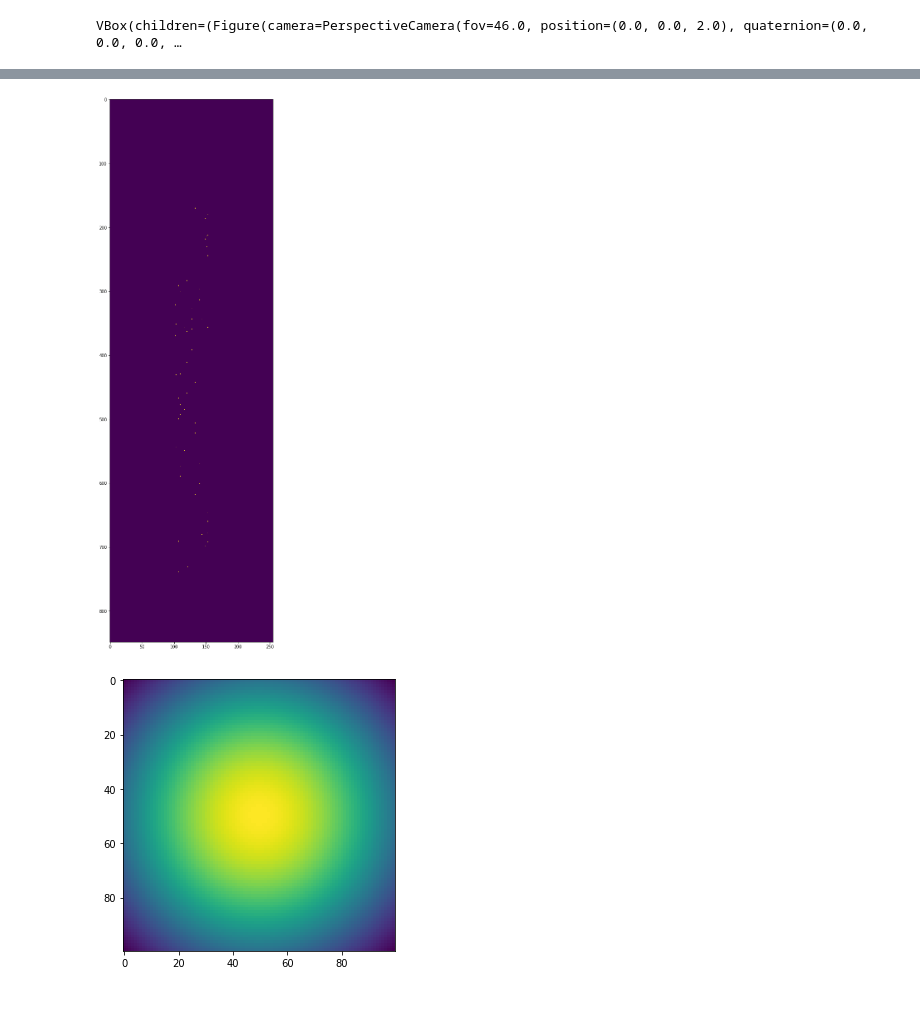
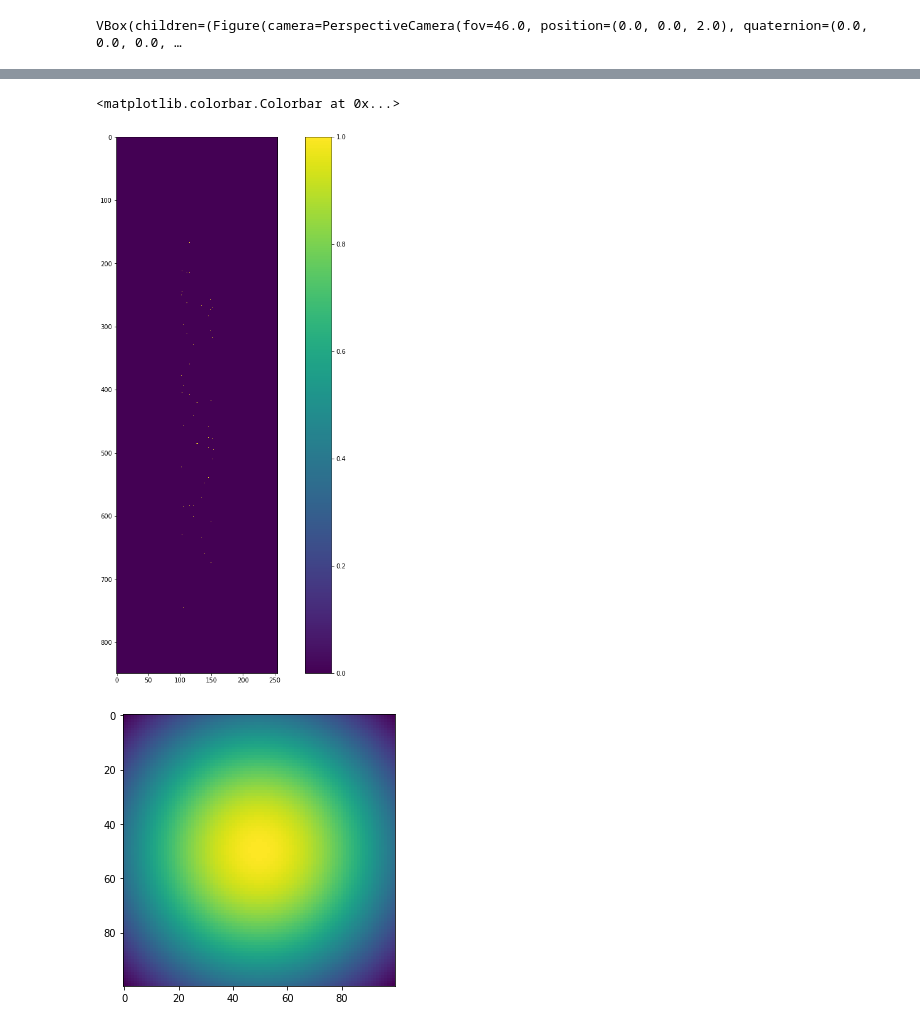
Before and after one commit to brouhardlab/anamic, a Jupyter notebook: notebooks/Project.ipynb, the cells around one changed output, grey strips where cells are left out. Saved outputs shown, nothing was run; the diff lists cells and outputs as text; code cells hidden in the pictures.

```diff
--- a/notebooks/Project.ipynb
+++ b/notebooks/Project.ipynb
@@ -70,12 +82,14 @@ selected_dimers = positions[(positions['visible'] == True) & (positions['labeled
 im, _, _ = np.histogram2d(selected_dimers['x'], selected_dimers['z'], bins=[x_bins, y_bins])
 im = im.T[::-1]
 # %%
-fig, ax = plt.subplots(figsize=(16, 24))
-ax.imshow(im, interpolation='none')
+fig, ax = plt.subplots(figsize=(16, 16))
+
+mappable = ax.imshow(im, interpolation='none')
 ax.set_aspect('equal')
-#ax.set_ylim(600, 620)
+fig.colorbar(mappable, ax=ax, orientation='vertical')
 # %% [output]
+<matplotlib.colorbar.Colorbar at 0x...>
-[figure, old version]
+[figure, new version]
 # %%
 def generate_psf(kernel_size_pixel, sigma_pixel):
     from scipy import signal
```
Also changed, not shown: parts of 4 cells of this notebook.
